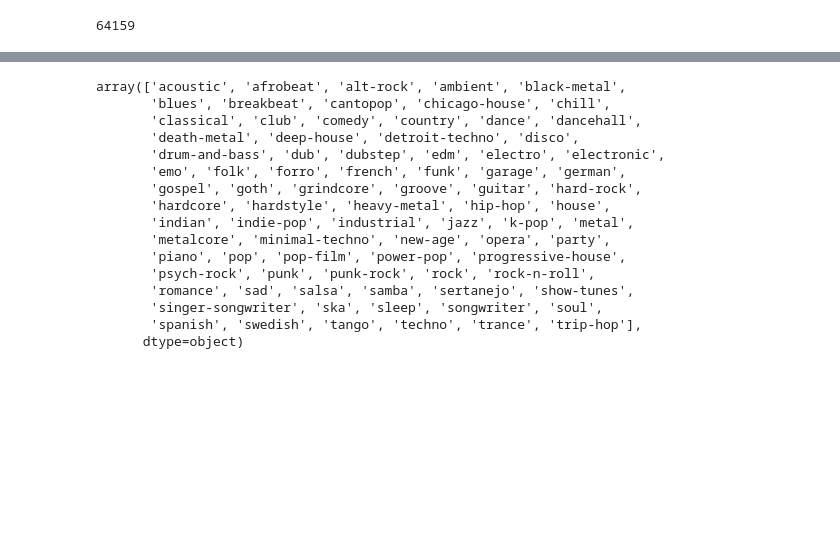
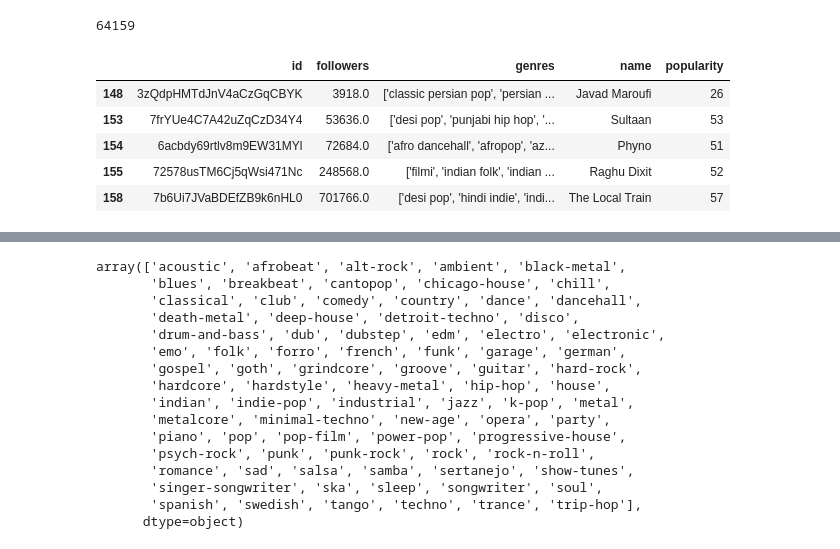
Before and after one commit to acoke99/MoodTunes, a Jupyter notebook: notebooks/data_wrangling.ipynb, the cells around one changed output, grey strips where cells are left out. Saved outputs shown, nothing was run; the diff lists cells and outputs as text; code cells hidden in the pictures; blank space fills up the shorter version.

```diff
--- a/notebooks/data_wrangling.ipynb
+++ b/notebooks/data_wrangling.ipynb
@@ -21,3 +21,17 @@ artists = tracks_df['artist_name'].unique().tolist()
 len(artists)
 # %% [output]
 64159
+# %%
+# Load artists file
+artists_df = pd.read_csv('../datasets/artists.csv')
+
+# Get artists with genres containing "pop"
+pop_artists = artists_df[artists_df['genres'].str.contains('pop')]
+pop_artists.head()
+# %% [output]
+|  | id | followers | genres | name | popularity |
+| 148 | 3zQdpHMTdJnV4aCzGqCBYK | 3918.0 | ['classic persian pop', 'persian ... | Javad Maroufi | 26 |
+| 153 | 7frYUe4C7A42uZqCzD34Y4 | 53636.0 | ['desi pop', 'punjabi hip hop', '... | Sultaan | 53 |
+| 154 | 6acbdy69rtlv8m9EW31MYl | 72684.0 | ['afro dancehall', 'afropop', 'az... | Phyno | 51 |
+| 155 | 72578usTM6Cj5qWsi471Nc | 248568.0 | ['filmi', 'indian folk', 'indian ... | Raghu Dixit | 52 |
+| 158 | 7b6Ui7JVaBDEfZB9k6nHL0 | 701766.0 | ['desi pop', 'hindi indie', 'indi... | The Local Train | 57 |
```
Also changed, not shown: parts of 4 cells of this notebook, 2 other files.
